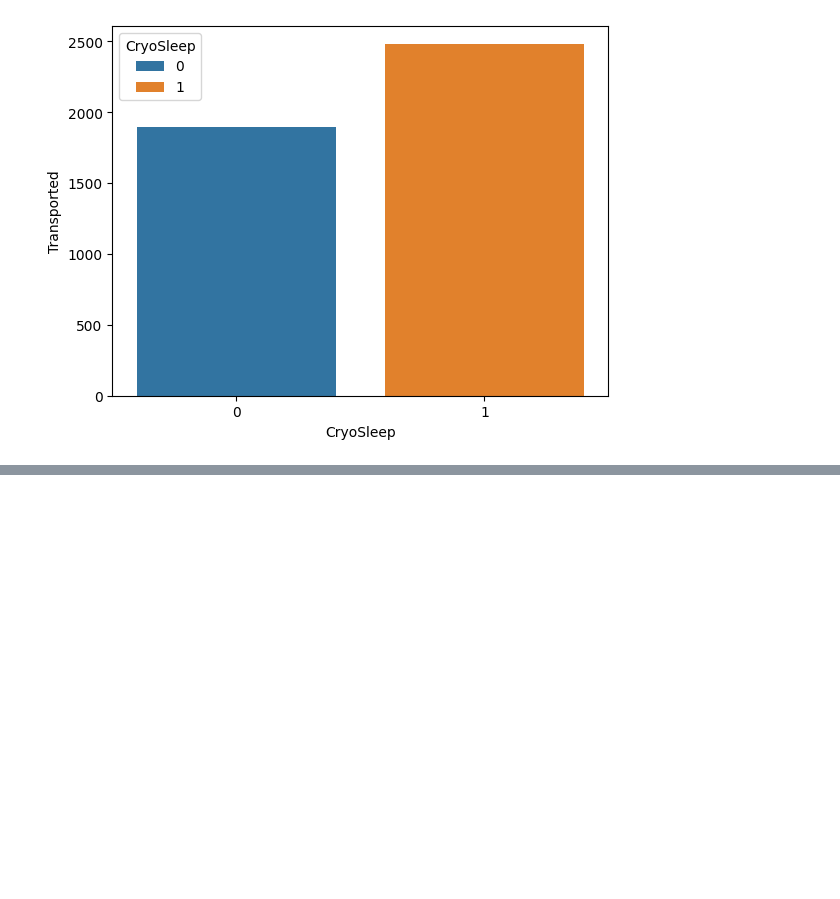
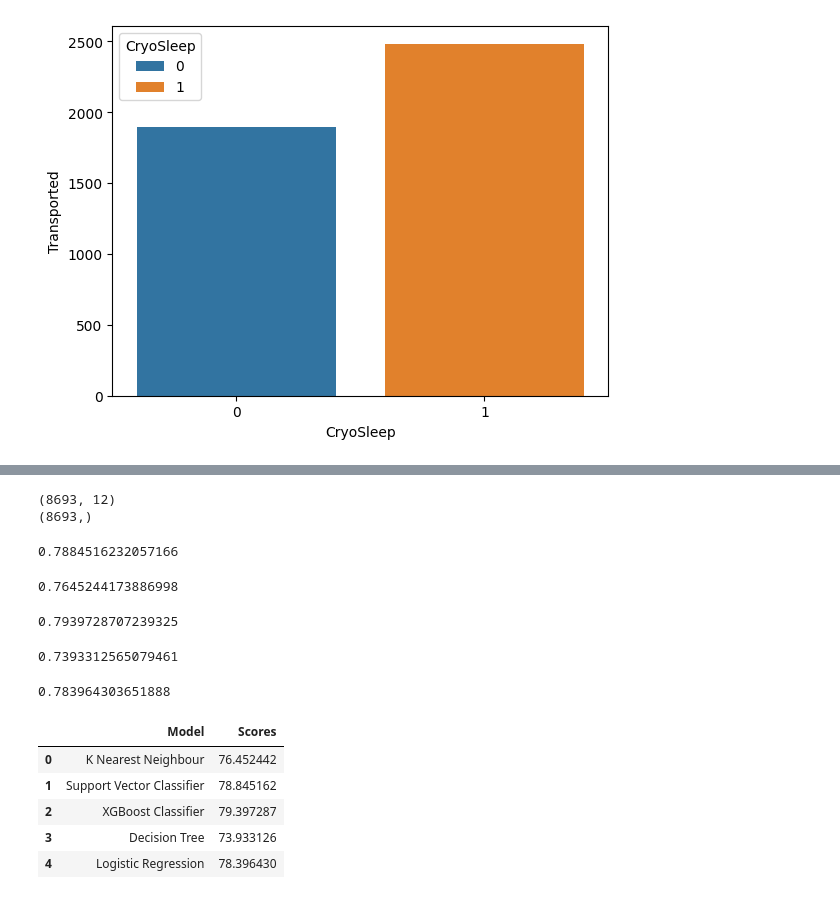
Before and after one commit to archaic-panda/Spaceship-Titanic, a Jupyter notebook: spaceship_travel.ipynb, the cells around one changed output, grey strips where cells are left out. Cells and saved outputs as stored; diff of their text form; code cells hidden in the pictures; blank space fills up the shorter version.

Commit message:
Model Training

```diff
--- a/spaceship_travel.ipynb
+++ b/spaceship_travel.ipynb
@@ -307,0 +356,52 @@ sns.barplot(data=df_cs, x='CryoSleep', y='Transported', hue='CryoSleep')
+# %%
+print(X.shape)
+print(y.shape)
+# %% [output]
+(8693, 12)
+(8693,)
+# %%
+# svm model
+svm_cl = SVC(kernel='rbf', random_state=5)
+svm_score = cross_val_score(svm_cl, X, y, cv=3)
+print(svm_score.mean())
+# %% [output]
+0.7884516232057166
+# %%
+# knn model
+knn_cl = KNeighborsClassifier(n_neighbors=5)
+knn_score = cross_val_score(knn_cl, X, y, cv=3)
+print(knn_score.mean())
+# %% [output]
+0.7645244173886998
+# %%
+# XGB Classifier
+xgb_cl = xgb.XGBClassifier()
+xgb_score = cross_val_score(xgb_cl, X, y, cv=3)
+print(xgb_score.mean())
+# %% [output]
+0.7939728707239325
+# %%
+# Decision Tree
+tree_cl = DecisionTreeClassifier(criterion='entropy')
+tree_score = cross_val_score(tree_cl, X, y, cv=3)
+print(tree_score.mean())
+# %% [output]
+0.7393312565079461
+# %%
+# logistic Regression
+lr_cl = LogisticRegression()
+lr_score = cross_val_score(lr_cl, X, y, cv=5)
+print(lr_score.mean())
+# %% [output]
+0.783964303651888
+# %%
+model_scores= {'Model':['K Nearest Neighbour', 'Support Vector Classifier', 'XGBoost Classifier', 'Decision Tree', 'Logistic Regression'], 'Scores' :[knn_score.mean()*100, svm_score.mean()*100, xgb_score.mean()*100, tree_score.mean()*100, lr_score.mean()*100]}
+scores = pd.DataFrame.from_dict(model_scores)
+scores
+# %% [output]
+|  | Model | Scores |
+| 0 | K Nearest Neighbour | 76.452442 |
+| 1 | Support Vector Classifier | 78.845162 |
+| 2 | XGBoost Classifier | 79.397287 |
+| 3 | Decision Tree | 73.933126 |
+| 4 | Logistic Regression | 78.396430 |
```
Also changed, not shown: parts of 12 cells of this notebook.
